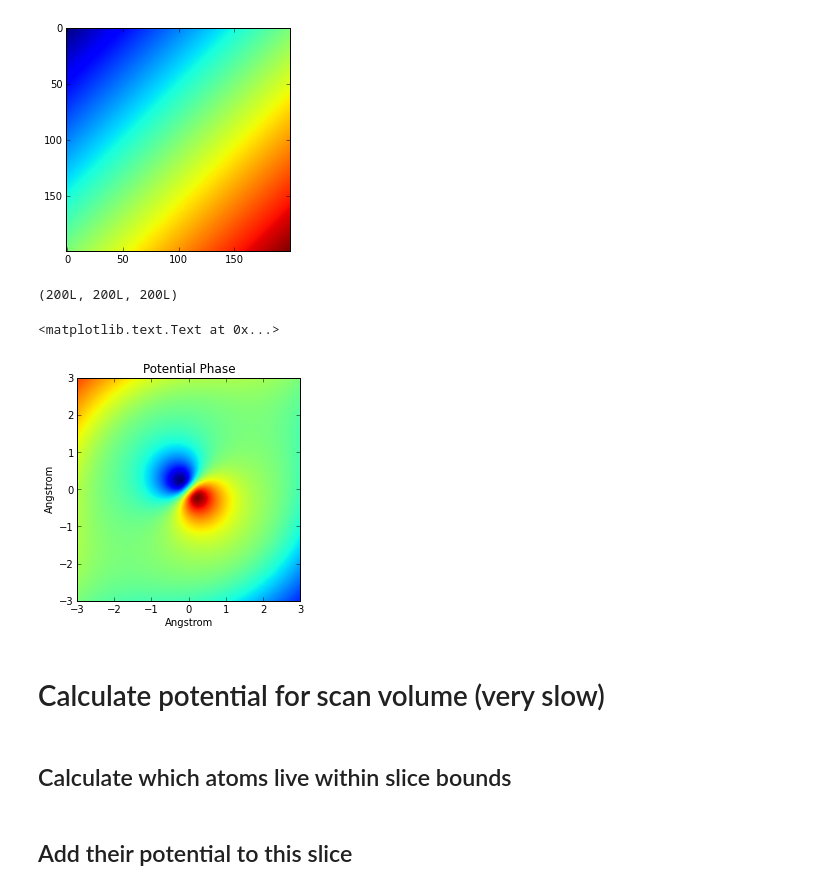
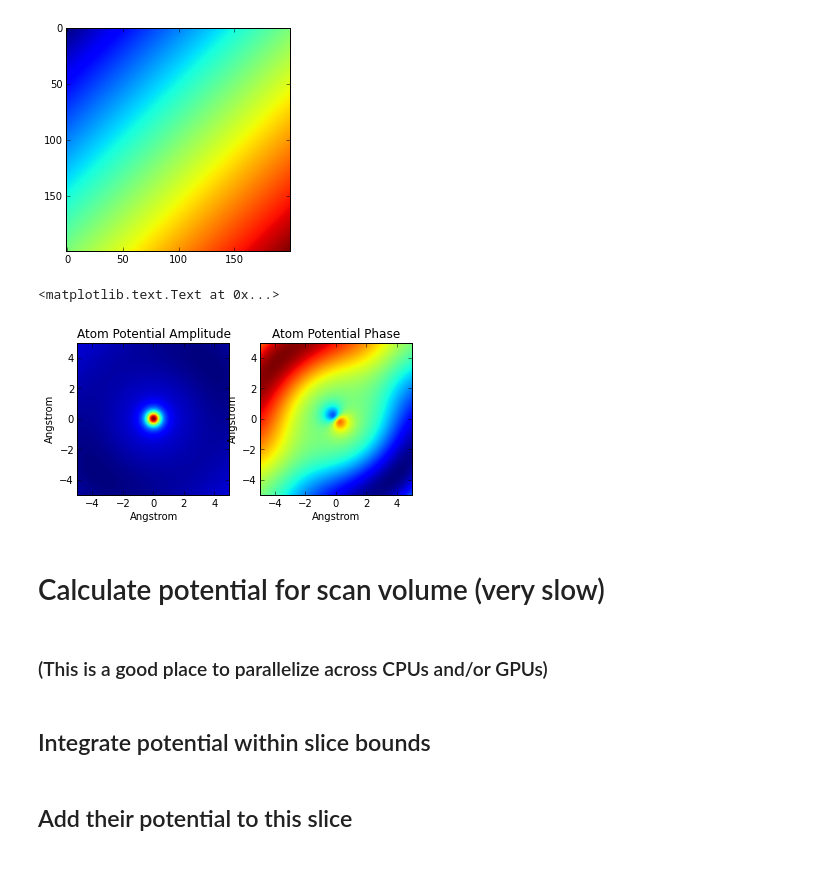
Before and after one commit to QSTEM/QSTEM, a Jupyter notebook: python/QSTEM_simDemo.ipynb, the cells around one changed output. Saved outputs shown, nothing was run; the diff lists cells and outputs as text; code cells hidden in the pictures.

```diff
--- a/python/QSTEM_simDemo.ipynb
+++ b/python/QSTEM_simDemo.ipynb
@@ -8,3 +10,12 @@ For more information, type 'help(pylab)'.
+# %%
+# Pixel size (angstrom)
+d = 0.05
+# array size (x and y) of probe, propagator, and sample potential arrays
+n = 200
+# HT (kV)
+HT=200
+# slice thickness in Angstroms
+slice_thickness = 1.9525
 # %% [markdown]
 # Create a probe (fast)
 # %% [markdown]
@@ -58,18 +118,17 @@ plt.ylabel("ln Scattering Factor")
 [figure]
 # %%
 from scipy import interpolate
-n=100 # resolution in one direction
-radius=3 # angstroms from atom center
+radius=n*d/2 # angstroms from atom center
 # setup cubic spline interpolation for potential (Sr atom):
 tck = interpolate.splrep(scatFactors[0],scatFactors[38],s=0)
-axis = np.linspace(-radius,radius,n*2)
+axis = np.linspace(-radius,radius,n)
 
 spaceX, spaceY, spaceZ = np.meshgrid(axis,axis,axis)
 # shape 3D space into 1D for interpolation
 space = (spaceX**2+spaceY**2+spaceZ**2).reshape(-1)
 potential = interpolate.splev(space,tck,der=0)
 # reshape back to 3D
-potential = potential.reshape((n*2,n*2,n*2))
+potential = potential.reshape((n,n,n))
 potential = potential*radius/n
 # %%
 plt.imshow(potential.sum(axis=2), extent=[-radius,radius,-radius,radius])
@@ -92,24 +151,31 @@ plt.imshow(phase.sum(axis=2))
 # %%
 from numpy.fft import ifft2, fftshift, ifftshift
 real_space_potential = np.zeros_like(phase,dtype=np.complex)
 real_space_potential.real = potential*cos(phase)
 real_space_potential.imag = potential*sin(phase)
-print real_space_potential.shape
+
+fig, axs = plt.subplots(1,2)
+
 #real_space_potential = fftshift(real_space_potential)
 #real_space_potential = fft2(real_space_potential)
 #real_space_potential = ifftshift(real_space_potential)
-plt.imshow(real_space_potential.imag.sum(axis=2), extent=[-radius,radius,-radius,radius])
-plt.xlabel("Angstrom")
-plt.ylabel("Angstrom")
-plt.title("Potential Phase")
+axs[0].imshow(real_space_potential.real.sum(axis=2), extent=[-radius,radius,-radius,radius], )
+axs[0].set_xlabel("Angstrom")
+axs[0].set_ylabel("Angstrom")
+axs[0].set_title("Atom Potential Amplitude")
+axs[1].imshow(real_space_potential.imag.sum(axis=2), extent=[-radius,radius,-radius,radius])
+axs[1].set_xlabel("Angstrom")
+axs[1].set_ylabel("Angstrom")
+axs[1].set_title("Atom Potential Phase")
 # %% [output]
-(200L, 200L, 200L)
+<matplotlib.text.Text at 0x...>
-<matplotlib.text.Text at 0x...>
-[figure, old version]
+[figure, new version]
 # %% [markdown]
 # Calculate potential for scan volume (very slow)
+# %% [markdown]
+### (This is a good place to parallelize across CPUs and/or GPUs)
 # %% [markdown]
-## Calculate which atoms live within slice bounds
+## Integrate potential within slice bounds
 # %% [markdown]
 ## Add their potential to this slice
 # %% [markdown]
```
Also changed, not shown: parts of 22 cells of this notebook.
